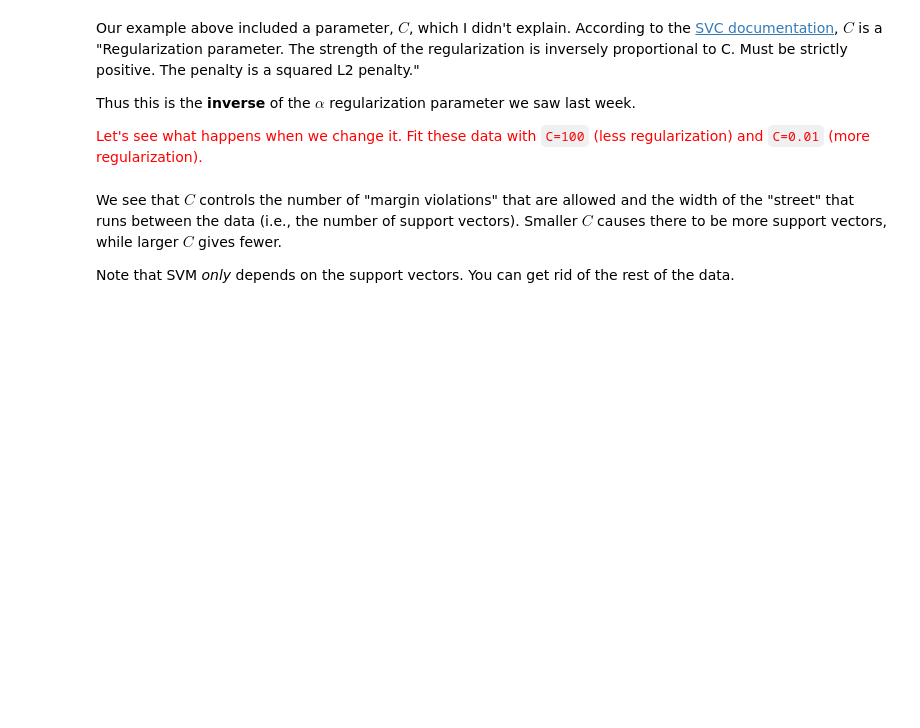
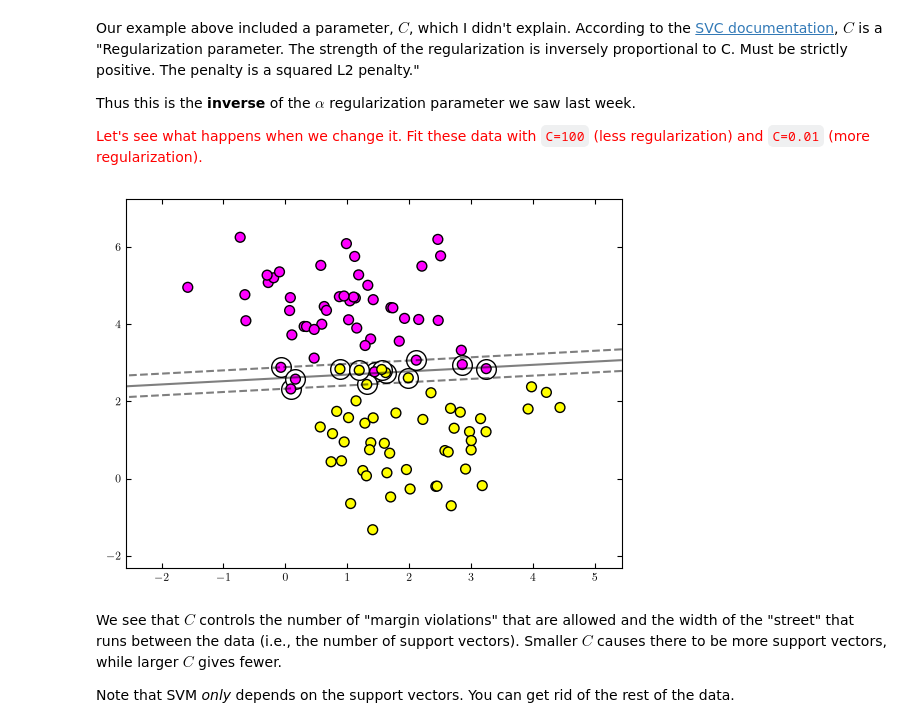
Before and after one commit to hsingh247/big-data-physics, a Jupyter notebook: Classification2.ipynb, the cells around one changed output. Drawn from its saved outputs; the diff is of its cells as text; code cells hidden in the pictures; blank space fills up the shorter version.

```diff
--- a/Classification2.ipynb
+++ b/Classification2.ipynb
@@ -273,23 +291,25 @@ Thus this is the **inverse** of the $\alpha$ regularization parameter we saw las
 
 <font color='red'>Let's see what happens when we change it.  Fit these data with `C=100` (less regularization) and `C=0.01` (more regularization).</font>
 # %%
-svm = SVC(kernel='linear',C=____)
-svm.____(X,y)
+svm = SVC(kernel='linear',C=100)
+svm.fit(X,y)
 plt.scatter(svm.support_vectors_[:, 0], svm.support_vectors_[:, 1], s=200, edgecolor='k', facecolor='w');
 plt.scatter(X[:, 0], X[:, 1], c=y, s=50, cmap='spring', edgecolor='k')
 ax = plt.gca()
 DecisionBoundaryDisplay.from_estimator(
         svm,
         X,
         ax=ax,
         grid_resolution=50,
         plot_method="contour",
         colors="k",
         levels=[-1, 0, 1],
         alpha=0.5,
         linestyles=["--", "-", "--"],
     )
 plt.show()
+# %% [output]
+[figure, added]
 # %% [markdown]
 We see that $C$ controls the number of "margin violations" that are allowed and the width of the "street" that runs between the data (i.e., the number of support vectors).  Smaller $C$ causes there to be more support vectors, while larger $C$ gives fewer.
 
```
Also changed, not shown: parts of 31 cells of this notebook, 5 other files.
